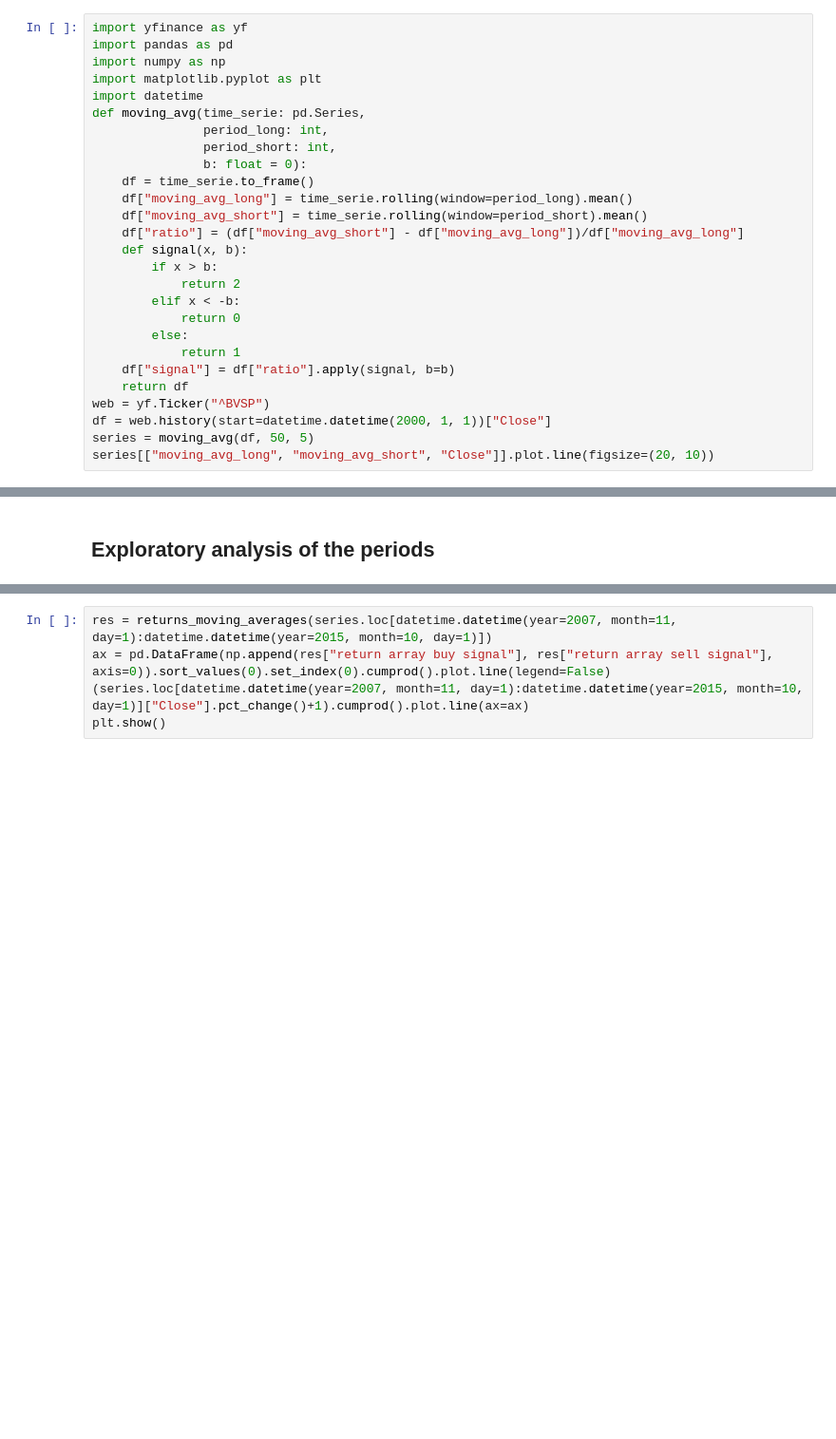
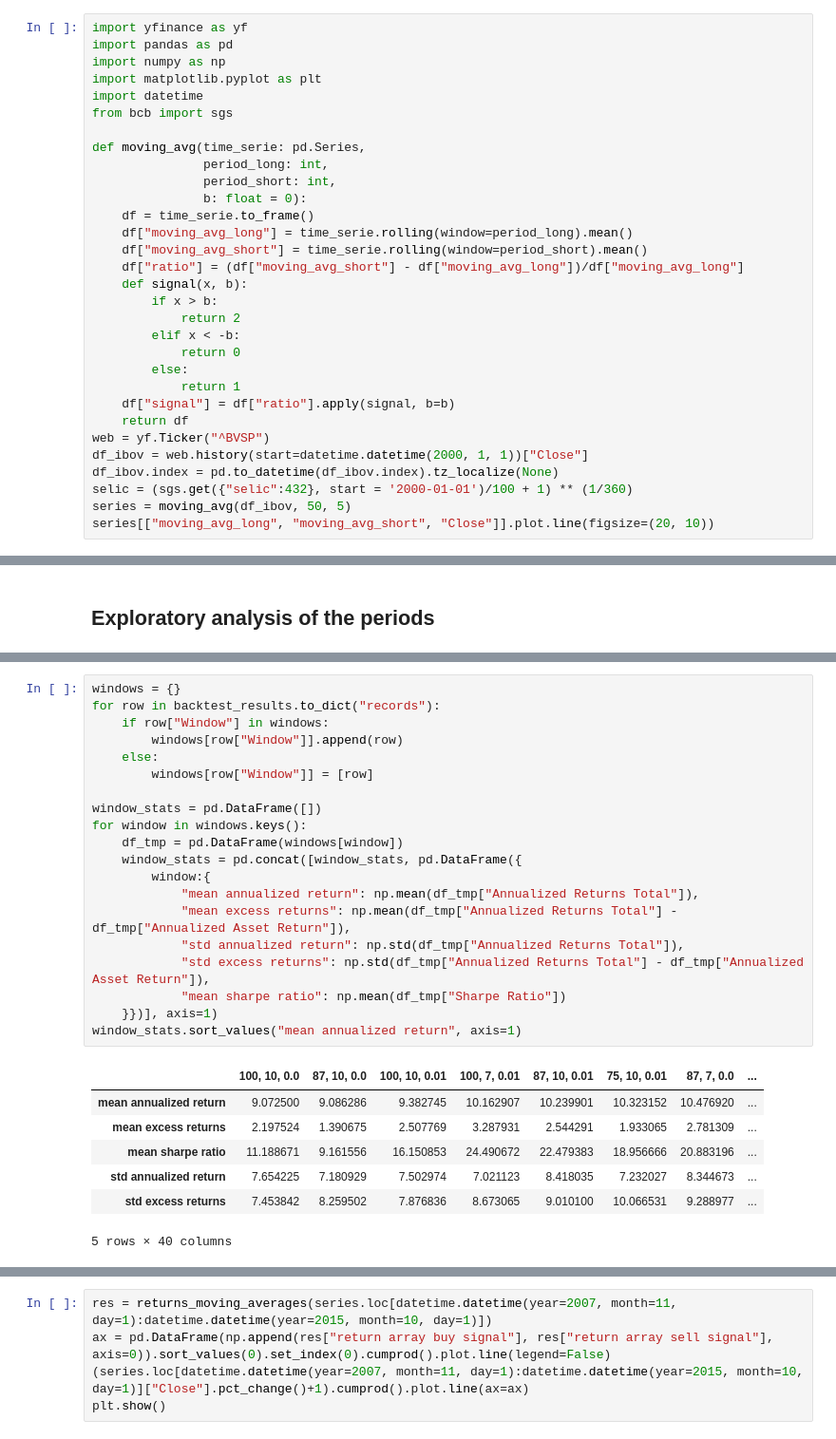
Before and after one commit to RafaelM0raes/MyJourneyInFinancialMarkets, a Jupyter notebook: Artigo 1.ipynb, the cells around one changed output, grey strips where cells are left out. Shown at 95% size. Cells and saved outputs as stored; diff of their text form; blank space fills up the shorter version.

```diff
--- a/Artigo 1.ipynb
+++ b/Artigo 1.ipynb
@@ -57,6 +57,8 @@ import pandas as pd
 import numpy as np
 import matplotlib.pyplot as plt
 import datetime
+from bcb import sgs
+
 def moving_avg(time_serie: pd.Series,
                period_long: int,
                period_short: int,
@@ -75,8 +77,10 @@ def moving_avg(time_serie: pd.Series,
     df["signal"] = df["ratio"].apply(signal, b=b)
     return df
 web = yf.Ticker("^BVSP")
-df = web.history(start=datetime.datetime(2000, 1, 1))["Close"]
-series = moving_avg(df, 50, 5)
+df_ibov = web.history(start=datetime.datetime(2000, 1, 1))["Close"]
+df_ibov.index = pd.to_datetime(df_ibov.index).tz_localize(None)
+selic = (sgs.get({"selic":432}, start = '2000-01-01')/100 + 1) ** (1/360)
+series = moving_avg(df_ibov, 50, 5)
 series[["moving_avg_long", "moving_avg_short", "Close"]].plot.line(figsize=(20, 10))
 # %% [output]
 <Axes: xlabel='Date'>
@@ -204,0 +237,28 @@ backtest_results.describe()
+# %%
+windows = {}
+for row in backtest_results.to_dict("records"):
+    if row["Window"] in windows:
+        windows[row["Window"]].append(row)
+    else:
+        windows[row["Window"]] = [row]
+
+window_stats = pd.DataFrame([])
+for window in windows.keys():
+    df_tmp = pd.DataFrame(windows[window])
+    window_stats = pd.concat([window_stats, pd.DataFrame({
+        window:{
+            "mean annualized return": np.mean(df_tmp["Annualized Returns Total"]),
+            "mean excess returns": np.mean(df_tmp["Annualized Returns Total"] - df_tmp["Annualized Asset Return"]),
+            "std annualized return": np.std(df_tmp["Annualized Returns Total"]),
+            "std excess returns": np.std(df_tmp["Annualized Returns Total"] - df_tmp["Annualized Asset Return"]),
+            "mean sharpe ratio": np.mean(df_tmp["Sharpe Ratio"])
+    }})], axis=1)
+window_stats.sort_values("mean annualized return", axis=1)
+# %% [output]
+|  | 100, 10, 0.0 | 87, 10, 0.0 | 100, 10, 0.01 | 100, 7, 0.01 | 87, 10, 0.01 | 75, 10, 0.01 | 87, 7, 0.0 | ... |
+| mean annualized return | 9.072500 | 9.086286 | 9.382745 | 10.162907 | 10.239901 | 10.323152 | 10.476920 | ... |
+| mean excess returns | 2.197524 | 1.390675 | 2.507769 | 3.287931 | 2.544291 | 1.933065 | 2.781309 | ... |
+| mean sharpe ratio | 11.188671 | 9.161556 | 16.150853 | 24.490672 | 22.479383 | 18.956666 | 20.883196 | ... |
+| std annualized return | 7.654225 | 7.180929 | 7.502974 | 7.021123 | 8.418035 | 7.232027 | 8.344673 | ... |
+| std excess returns | 7.453842 | 8.259502 | 7.876836 | 8.673065 | 9.010100 | 10.066531 | 9.288977 | ... |
+5 rows × 40 columns
```
Also changed, not shown: parts of 12 cells of this notebook.
